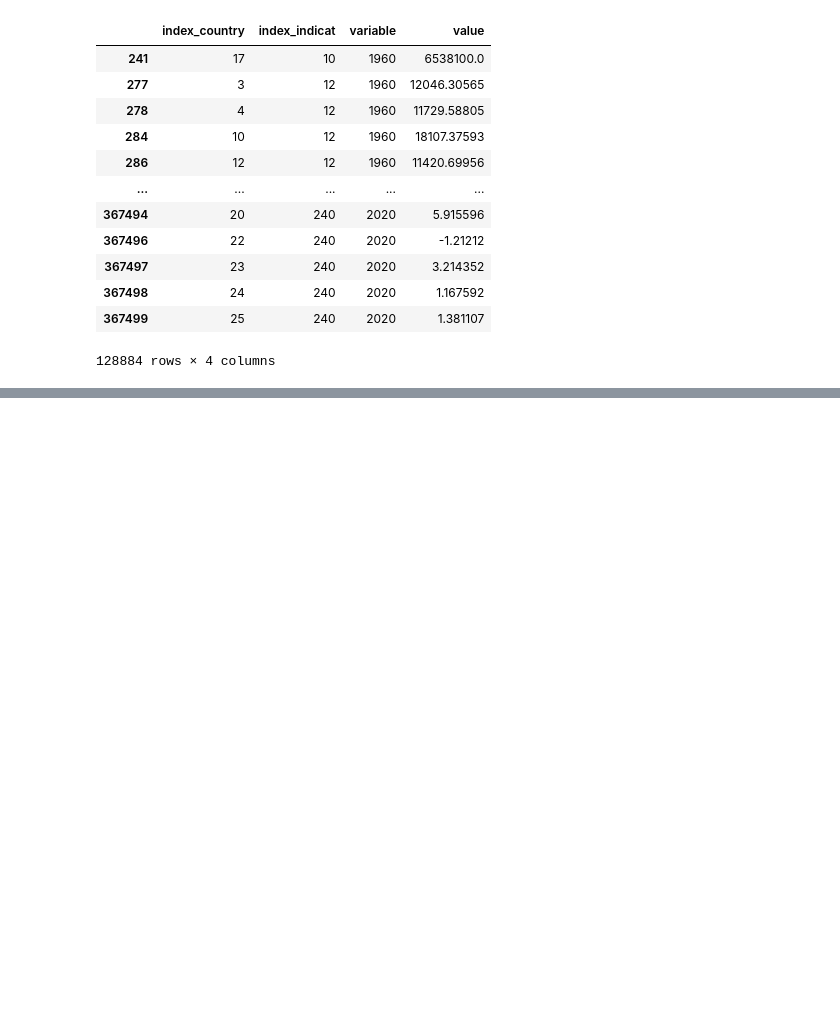
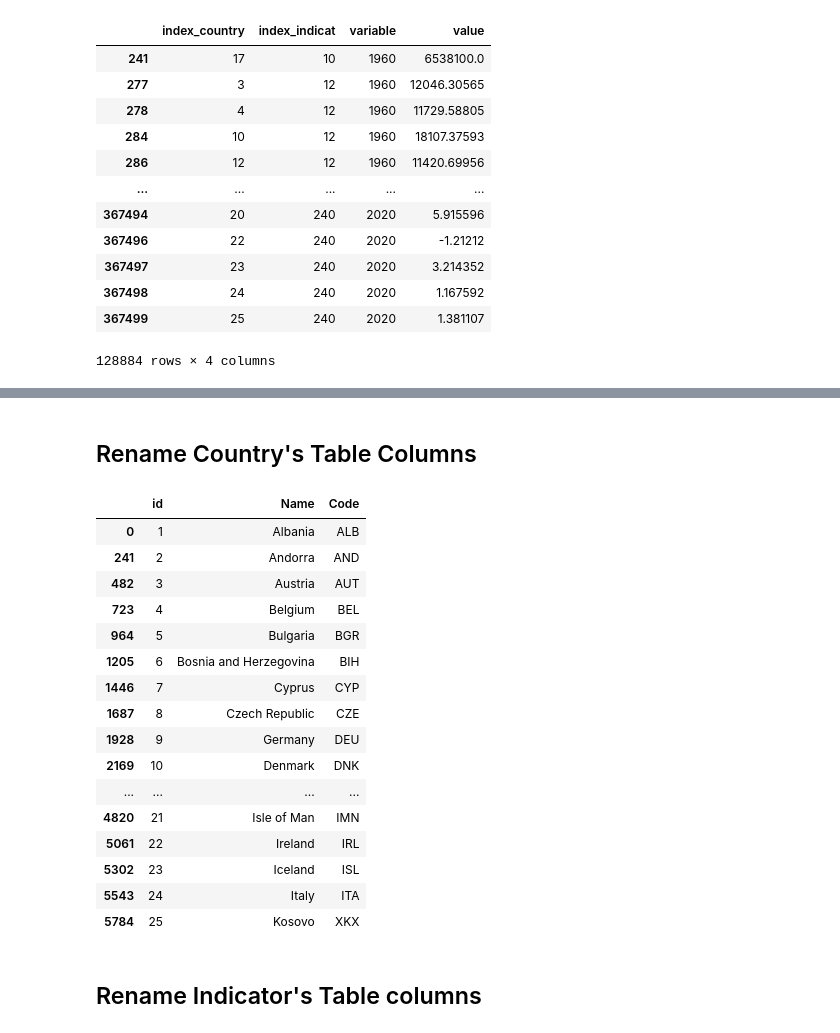
Before and after one commit to Georgemouts/Data_Visualization_ETL_Pipeline, a Jupyter notebook: CleanData.ipynb, the cells around one changed output, grey strips where cells are left out. Cells and saved outputs as stored; diff of their text form; code cells hidden in the pictures; blank space fills up the shorter version.

```diff
--- a/CleanData.ipynb
+++ b/CleanData.ipynb
@@ -6,5 +8,5 @@ import numpy as np
 # %%
-df = pd.read_csv('C:/Users/Giorgos/Desktop/προχ.θεματα.τεχν.εφαρ.βασ.δεδομενων/countries_data.csv')
+df = pd.read_csv('C:/Users/Giorgos/Desktop/my030/countries_data.csv')
 df
 # %% [output]
 |  | Country Name | Country Code | Indicator Name | Indicator Code | 1960 | 1961 | 1962 | 1963 | ... |
@@ -37,5 +39,5 @@ Index(['Country Name', 'Country Code', 'Indicator Name', 'Indicator Code',
 lst=[]
 lst = [df.loc[i] for i in range(len(df)) if (df.loc[i, "Indicator Code"][:2] in ("NY", "SE", "SD"))]
 # %%
-arr = numpy.asarray(lst)
+arr = np.asarray(lst)
 df = pd.DataFrame(arr)
@@ -356,0 +309,26 @@ pd.DataFrame.from_dict(data)
+# %% [markdown]
+## Rename Country's Table Columns
+# %%
+countriesdf= countriesdf.rename(columns={'index_country': 'id', 'Country Name': 'Name','Country Code':'Code'})
+# %%
+countriesdf
+# %% [output]
+|  | id | Name | Code |
+| 0 | 1 | Albania | ALB |
+| 241 | 2 | Andorra | AND |
+| 482 | 3 | Austria | AUT |
+| 723 | 4 | Belgium | BEL |
+| 964 | 5 | Bulgaria | BGR |
+| 1205 | 6 | Bosnia and Herzegovina | BIH |
+| 1446 | 7 | Cyprus | CYP |
+| 1687 | 8 | Czech Republic | CZE |
+| 1928 | 9 | Germany | DEU |
+| 2169 | 10 | Denmark | DNK |
+| ... | ... | ... | ... |
+| 4820 | 21 | Isle of Man | IMN |
+| 5061 | 22 | Ireland | IRL |
+| 5302 | 23 | Iceland | ISL |
+| 5543 | 24 | Italy | ITA |
+| 5784 | 25 | Kosovo | XKX |
+# %% [markdown]
+## Rename Indicator's Table columns
```
Also changed, not shown: parts of 24 cells of this notebook.
